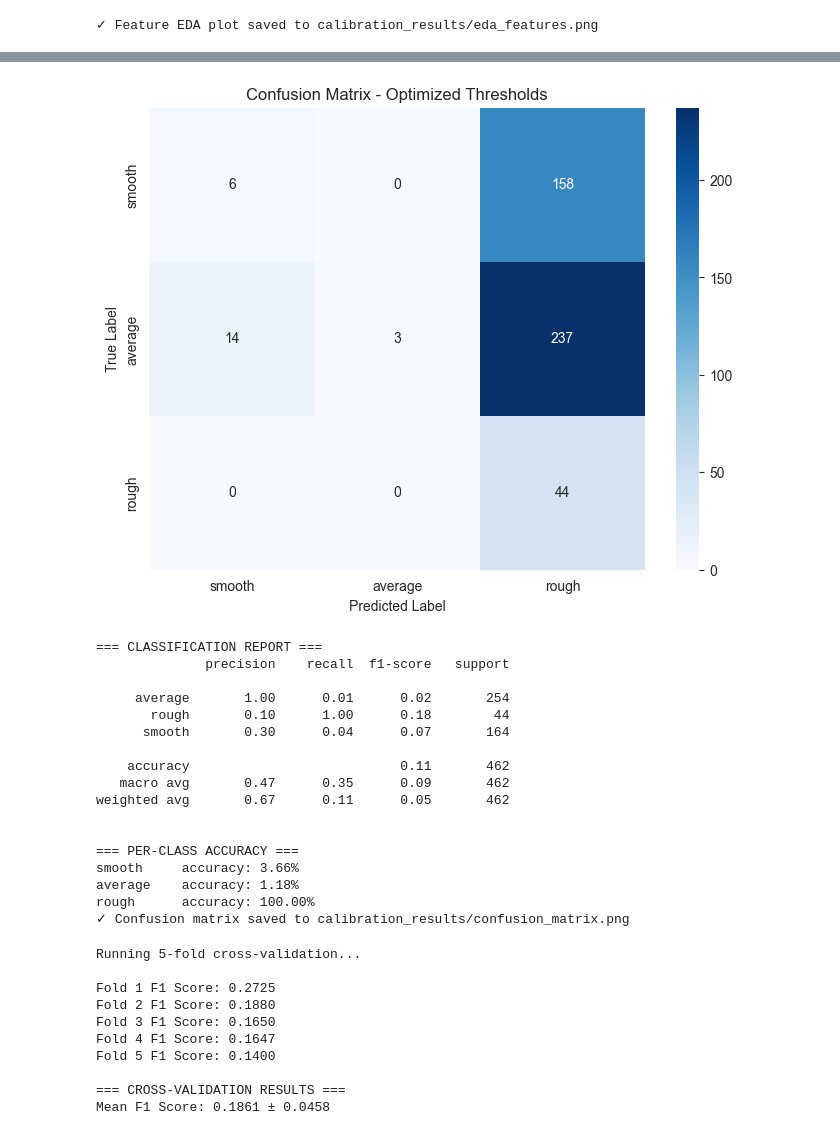
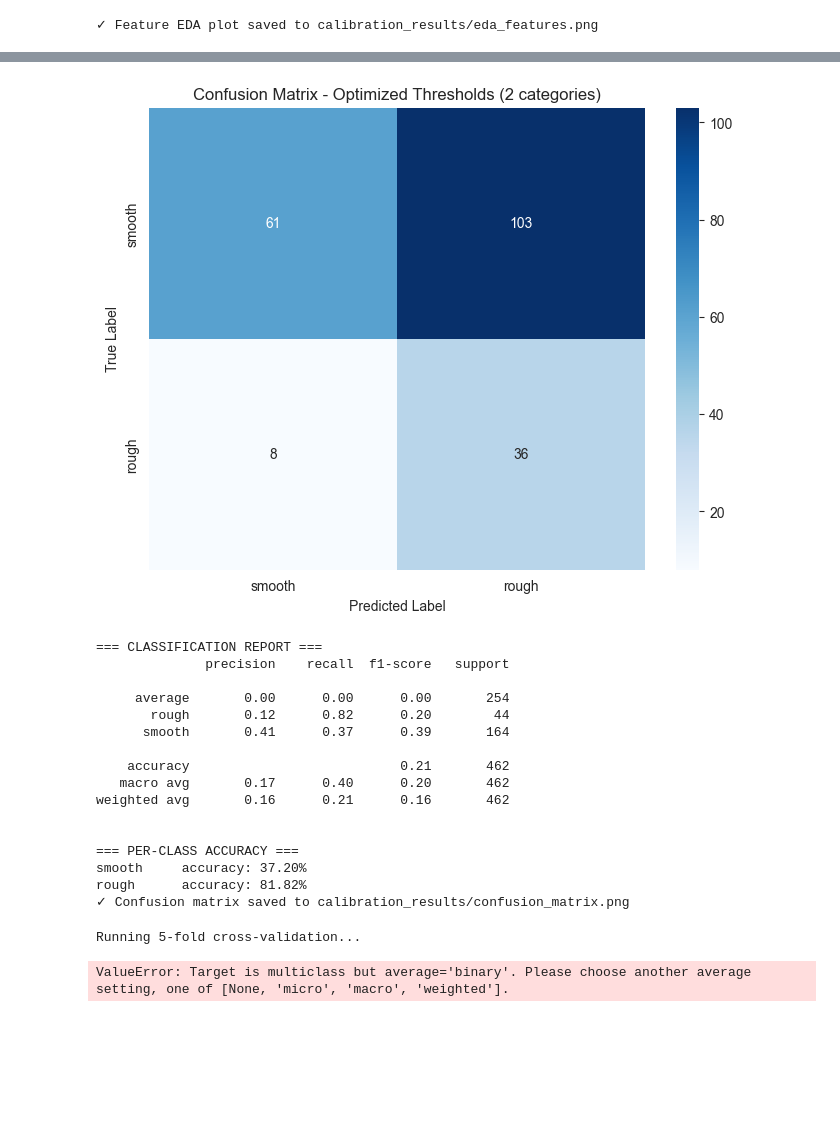
Before and after one commit to shajoshi/Apps, a Jupyter notebook: calibration_analysis.ipynb, the cells around one changed output, grey strips where cells are left out. Cells and saved outputs as stored; diff of their text form; code cells hidden in the pictures; blank space fills up the shorter version.

```diff
--- a/calibration_analysis.ipynb
+++ b/calibration_analysis.ipynb
@@ -286,0 +292,25 @@ peakCountAverageMax          |   371.000 | Default: 15
+# %%
+# Cell 7: Method 1 - Percentile-Based Thresholds
+def calculate_percentile_thresholds(df_quality, percentile=75):
+    """Calculate thresholds based on percentiles of each class."""
+    results = {}
+
+    # RMS threshold - use smooth class upper bound
+    smooth_rms = df_quality[df_quality['manualLabel'] == 'smooth']['rms']
+
+    if len(smooth_rms) > 0:
+        results['rmsSmoothMax'] = np.percentile(smooth_rms, percentile)
+
+    # Peak count threshold - use smooth class upper bound
+    smooth_peaks = df_quality[df_quality['manualLabel'] == 'smooth']['peakCount']
+
+    if len(smooth_peaks) > 0:
+        results['peakCountSmoothMax'] = int(np.percentile(smooth_peaks, percentile))
+
+    return results
+
+percentile_thresholds = calculate_percentile_thresholds(df_quality)
+print("=== PERCENTILE-BASED THRESHOLDS (75th percentile) ===")
+for key, value in percentile_thresholds.items():
+    default = DEFAULT_THRESHOLDS.get(key, 'N/A')
+    print(f"{key:28} | {value:9.3f} | Default: {default}")
@@ -523,61 +524,58 @@ bumpSpikeThreshold           |    29.260 | Default: 2.5
 def validate_thresholds(df_quality, thresholds):
     """Validate optimized thresholds and generate confusion matrix."""
     def classify(row):
-        if row['rms'] < thresholds['rmsSmoothMax'] and row['peakCount'] < thresholds['peakCountSmoothMax']:
+        if row['rms'] <= thresholds['rmsSmoothMax'] and row['peakCount'] <= thresholds['peakCountSmoothMax']:
             return 'smooth'
-        elif row['rms'] < thresholds['rmsAverageMax'] and row['peakCount'] < thresholds['peakCountAverageMax']:
-            return 'average'
         else:
             return 'rough'
 
     predictions = df_quality.apply(classify, axis=1)
 
     # Confusion matrix
     cm = confusion_matrix(df_quality['manualLabel'], predictions,
-                          labels=['smooth', 'average', 'rough'])
+                          labels=['smooth', 'rough'])
 
     plt.figure(figsize=(8, 6))
     sns.heatmap(cm, annot=True, fmt='d', cmap='Blues',
-                xticklabels=['smooth', 'average', 'rough'],
-                yticklabels=['smooth', 'average', 'rough'])
-    plt.title('Confusion Matrix - Optimized Thresholds')
+                xticklabels=['smooth', 'rough'],
+                yticklabels=['smooth', 'rough'])
+    plt.title('Confusion Matrix - Optimized Thresholds (2 categories)')
     plt.ylabel('True Label')
     plt.xlabel('Predicted Label')
     plt.savefig(f'{OUTPUT_DIR}/confusion_matrix.png', dpi=150)
     plt.show()
 
     # Classification report
     print("=== CLASSIFICATION REPORT ===")
     print(classification_report(df_quality['manualLabel'], predictions))
 
     # Accuracy by class
     print("\n=== PER-CLASS ACCURACY ===")
-    for label in ['smooth', 'average', 'rough']:
+    for label in ['smooth', 'rough']:
         mask = df_quality['manualLabel'] == label
         if mask.sum() > 0:
             accuracy = (predictions[mask] == label).mean()
             print(f"{label:10} accuracy: {accuracy:.2%}")
 
 validate_thresholds(df_quality, grid_thresholds)
 print(f"✓ Confusion matrix saved to {OUTPUT_DIR}/confusion_matrix.png")
 # %% [output]
-[figure, old version]
+[figure, new version]
 === CLASSIFICATION REPORT ===
               precision    recall  f1-score   support
 
-     average       1.00      0.01      0.02       254
-       rough       0.10      1.00      0.18        44
-      smooth       0.30      0.04      0.07       164
+     average       0.00      0.00      0.00       254
+       rough       0.12      0.82      0.20        44
+      smooth       0.41      0.37      0.39       164
 
-    accuracy                           0.11       462
-   macro avg       0.47      0.35      0.09       462
-weighted avg       0.67      0.11      0.05       462
+    accuracy                           0.21       462
+   macro avg       0.17      0.40      0.20       462
+weighted avg       0.16      0.21      0.16       462
 
 
 === PER-CLASS ACCURACY ===
-smooth     accuracy: 3.66%
-average    accuracy: 1.18%
-rough      accuracy: 100.00%
+smooth     accuracy: 37.20%
+rough      accuracy: 81.82%
 ✓ Confusion matrix saved to calibration_results/confusion_matrix.png
 # %%
 # Cell 12: Cross-Validation
@@ -597,15 +595,13 @@ def cross_validate_thresholds(df_quality, n_splits=5):
 
         # Evaluate on test set
         def classify(row):
-            if row['rms'] < train_thresholds['rmsSmoothMax'] and row['peakCount'] < train_thresholds['peakCountSmoothMax']:
+            if row['rms'] <= train_thresholds['rmsSmoothMax'] and row['peakCount'] <= train_thresholds['peakCountSmoothMax']:
                 return 'smooth'
-            elif row['rms'] < train_thresholds['rmsAverageMax'] and row['peakCount'] < train_thresholds['peakCountAverageMax']:
-                return 'average'
             else:
                 return 'rough'
 
         predictions = test_df.apply(classify, axis=1)
-        f1 = f1_score(test_df['manualLabel'], predictions, average='weighted')
+        f1 = f1_score(test_df['manualLabel'], predictions, average='binary', pos_label='smooth')
         fold_scores.append(f1)
         print(f"Fold {fold + 1} F1 Score: {f1:.4f}")
 
@@ -617,15 +613,7 @@ def cross_validate_thresholds(df_quality, n_splits=5):
 cv_scores = cross_validate_thresholds(df_quality)
 # %% [output]
 Running 5-fold cross-validation...
-
-Fold 1 F1 Score: 0.2725
-Fold 2 F1 Score: 0.1880
-Fold 3 F1 Score: 0.1650
-Fold 4 F1 Score: 0.1647
-Fold 5 F1 Score: 0.1400
-
-=== CROSS-VALIDATION RESULTS ===
-Mean F1 Score: 0.1861 ± 0.0458
+ValueError: Target is multiclass but average='binary'. Please choose another average setting, one of [None, 'micro', 'macro', 'weighted'].
 # %%
 # Cell 13: Generate Final Recommendations
 # Combine all methods
```
Also changed, not shown: parts of 13 cells of this notebook, 6 other files.
